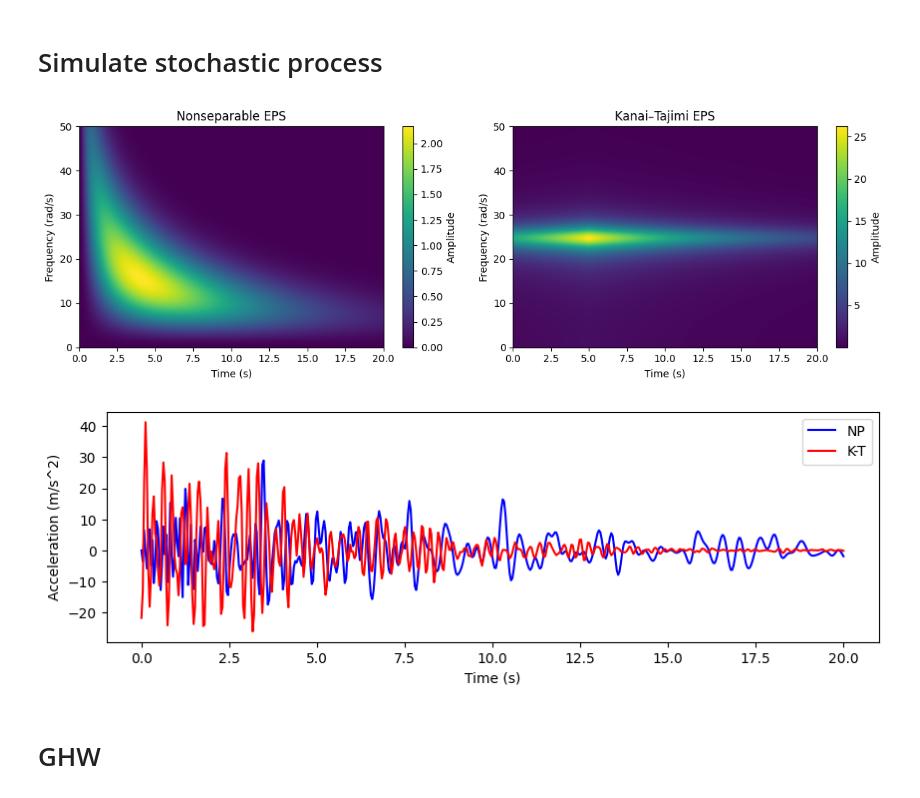
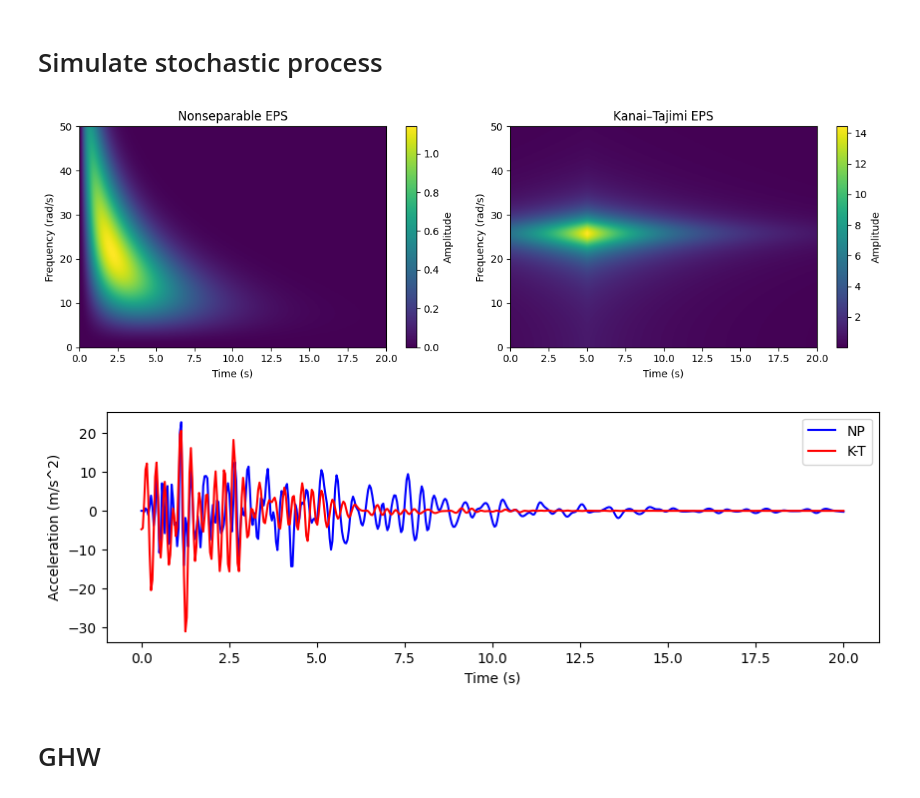
Before and after one commit to jgdu4rte/diffusion_model_stochastic_process, a Jupyter notebook: main.ipynb, the cells around one changed output. Drawn from its saved outputs; the diff is of its cells as text; code cells hidden in the pictures.

```diff
--- a/main.ipynb
+++ b/main.ipynb
@@ -18,11 +18,11 @@ eps_kt = np.zeros((len(time), len(freq)))
 
 #EPSs parameters
 S0 = 1
-b0 = 0.25
+b0 = 0.47500000000000003
 
 #KT parameter
-omega_g = 25
-zeta_g = 0.1
+omega_g = 26.25
+zeta_g = 0.1375
 
 for i in range(len(time)):
     for j in range(len(freq)):
@@ -31,34 +31,34 @@ for i in range(len(time)):
 
 fig, axes = plt.subplots(1, 2, figsize=(12, 4))
 
 im0 = axes[0].imshow(
     eps_cp.T,                  # transpose so freq is y-axis
     extent=[time.min(), time.max(), freq.min(), freq.max()],
     origin='lower',
     aspect='auto',
     cmap=cm.viridis
 )
 axes[0].set_title("Nonseparable EPS")
 axes[0].set_xlabel("Time (s)")
 axes[0].set_ylabel("Frequency (rad/s)")
 fig.colorbar(im0, ax=axes[0], label="Amplitude")
 
 im1 = axes[1].imshow(
     eps_kt.T,                  # transpose so freq is y-axis
     extent=[time.min(), time.max(), freq.min(), freq.max()],
     origin='lower',
     aspect='auto',
     cmap=cm.viridis
 )
 axes[1].set_title("Kanai–Tajimi EPS")
 axes[1].set_xlabel("Time (s)")
 axes[1].set_ylabel("Frequency (rad/s)")
 fig.colorbar(im1, ax=axes[1], label="Amplitude")
 
 plt.tight_layout()
 plt.show()
 # %% [output]
-[figure, old version]
+[figure, new version]
 # %%
 from simulate_process import simulate_process
 import pandas as pd
@@ -86,7 +86,7 @@ df_results = pd.concat([w_cp_df, w_kt_df], axis=1)
 df_results['time'] = time
 df_results.to_csv(f'data/realizations/stochastic_process_{S0}_{b0}_{omega_g}_{zeta_g}.csv', index=False)
 # %% [output]
-[figure, old version]
+[figure, new version]
 # %% [markdown]
 # GHW
 # %%
```
Also changed, not shown: parts of 16 cells of this notebook, 1 other file.
